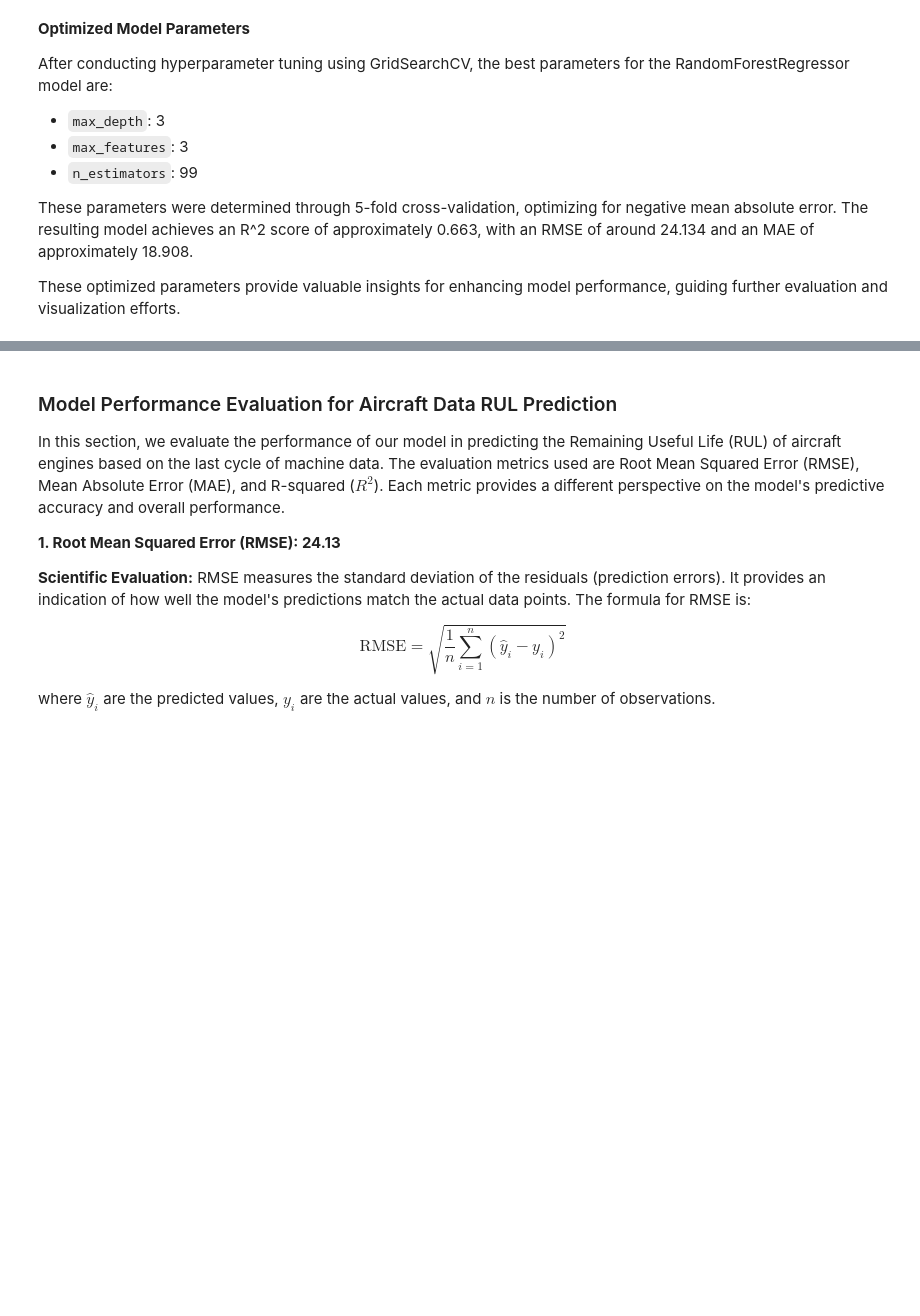
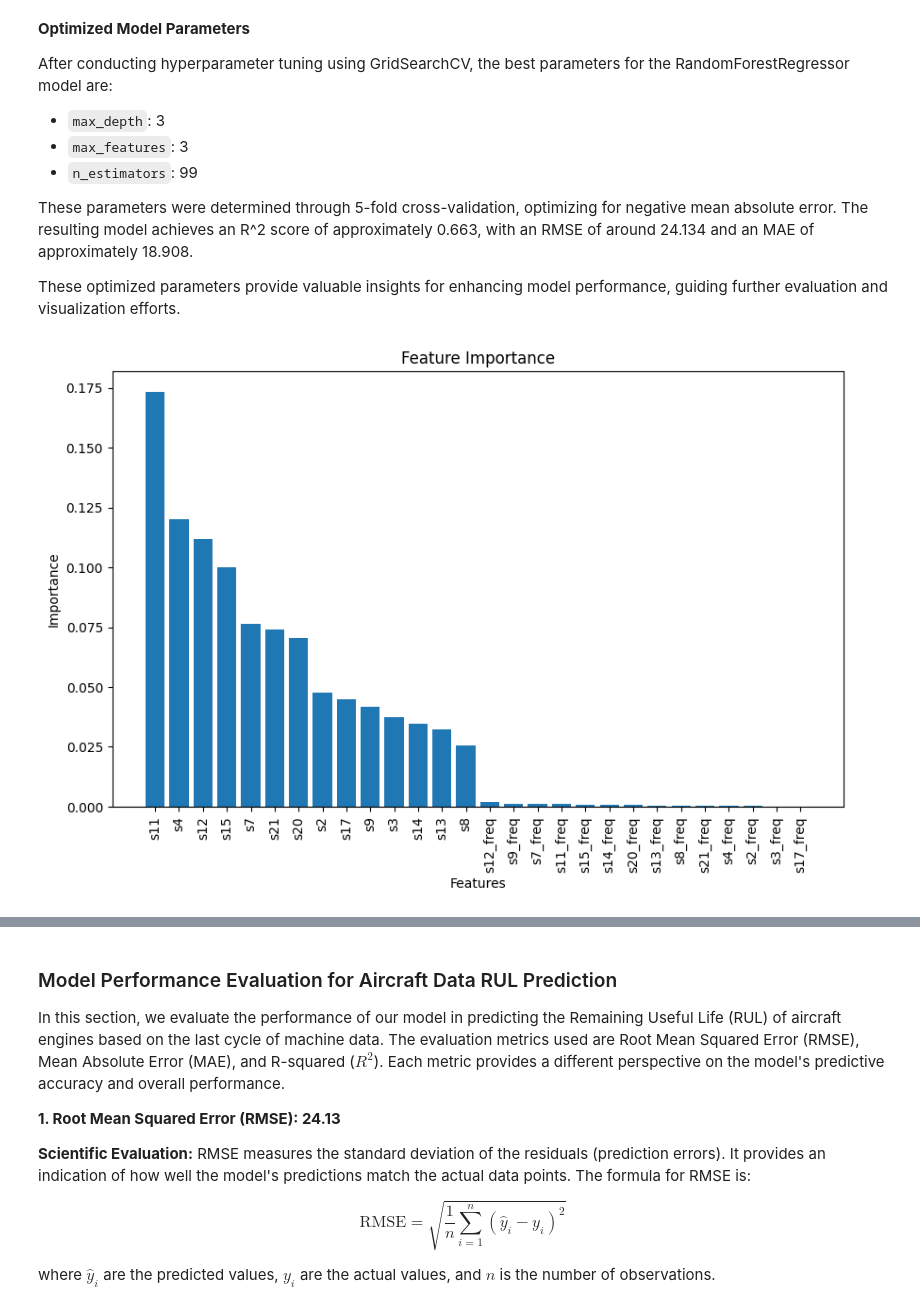
Before and after one commit to NechZ/Predictive-Maintenance, a Jupyter notebook: Engine-Predictive-Maintenance.ipynb, the cells around one changed output, grey strips where cells are left out. Saved outputs shown, nothing was run; the diff lists cells and outputs as text; code cells hidden in the pictures; blank space fills up the shorter version.

```diff
--- a/Engine-Predictive-Maintenance.ipynb
+++ b/Engine-Predictive-Maintenance.ipynb
@@ -421,6 +421,26 @@ After conducting hyperparameter tuning using GridSearchCV, the best parameters f
 These parameters were determined through 5-fold cross-validation, optimizing for negative mean absolute error. The resulting model achieves an R^2 score of approximately 0.663, with an RMSE of around 24.134 and an MAE of approximately 18.908.
 
 These optimized parameters provide valuable insights for enhancing model performance, guiding further evaluation and visualization efforts.
+# %%
+# Get the feature importances from the best_model
+feature_importances = best_model.feature_importances_
+
+# Get the names of the features
+feature_names = X_train_reg.columns
+
+# Sort the feature importances in descending order
+sorted_indices = feature_importances.argsort()[::-1]
+
+# Plot the feature importances
+plt.figure(figsize=(10, 6))
+plt.bar(range(len(feature_importances)), feature_importances[sorted_indices])
+plt.xticks(range(len(feature_importances)), feature_names[sorted_indices], rotation=90)
+plt.xlabel('Features')
+plt.ylabel('Importance')
+plt.title('Feature Importance')
+plt.show()
+# %% [output]
+[figure, added]
 # %%
 # Evaluate the best model
 y_pred = best_model.predict(X_test_reg)
```
Also changed, not shown: parts of 5 cells of this notebook, 2 other files.
